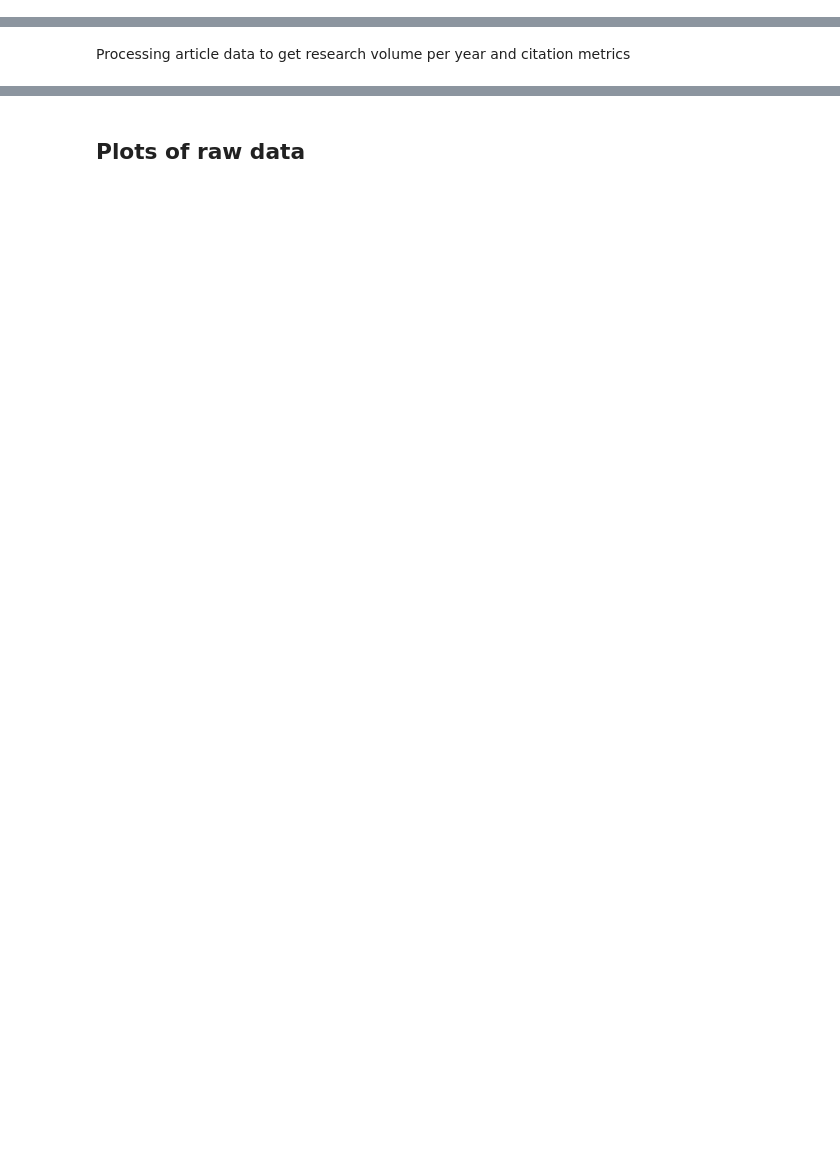
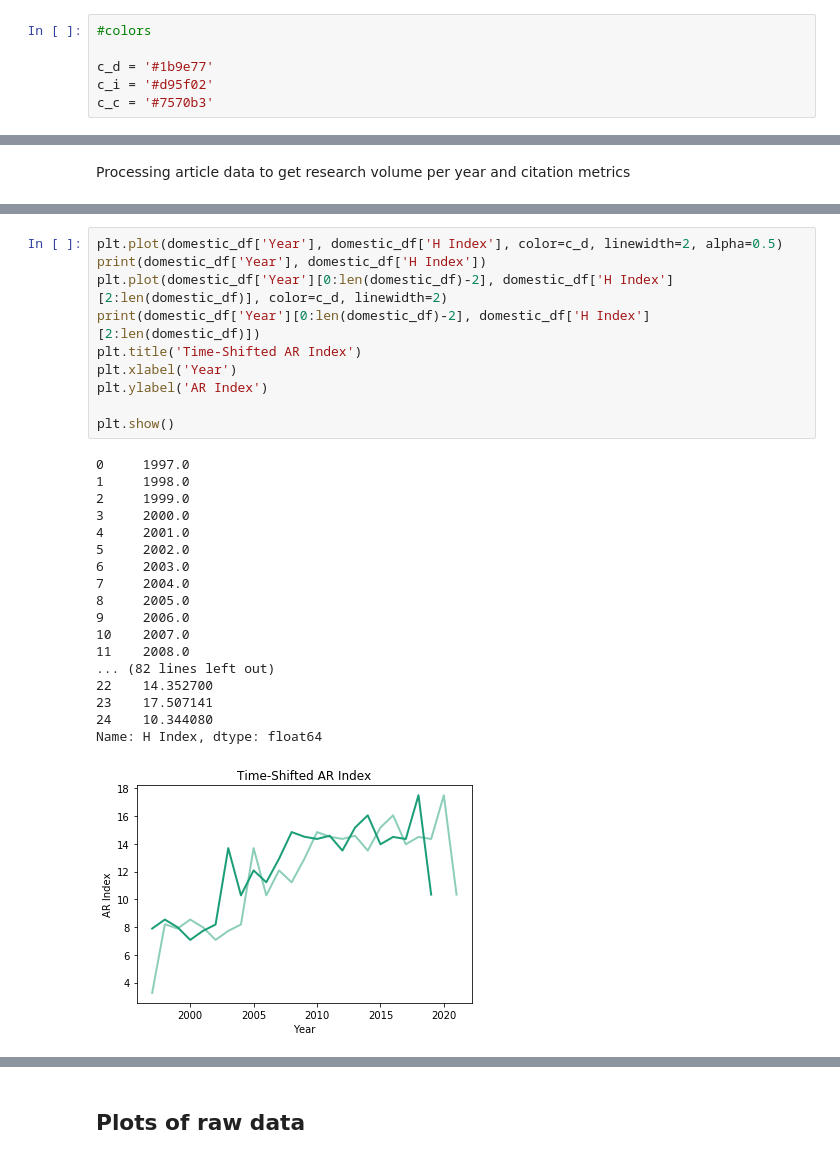
Before and after one commit to btiv/DSS_Final_Proj, a Jupyter notebook: Final Project Brazil.ipynb, the cells around one changed output, grey strips where cells are left out. Saved outputs shown, nothing was run; the diff lists cells and outputs as text; blank space fills up the shorter version.

```diff
--- a/Final Project Brazil.ipynb
+++ b/Final Project Brazil.ipynb
@@ -2,6 +2,12 @@
 import numpy as np
 import pandas as pd
 import matplotlib.pyplot as plt
+# %%
+#colors
+
+c_d = '#1b9e77'
+c_i = '#d95f02'
+c_c = '#7570b3'
 # %% [markdown]
 ## Import data
 # %%
@@ -83,0 +148,29 @@ international_df['Avg Citation Count'] = international_df['Total Citation Count'
+# %%
+plt.plot(domestic_df['Year'], domestic_df['H Index'], color=c_d, linewidth=2, alpha=0.5)
+print(domestic_df['Year'], domestic_df['H Index'])
+plt.plot(domestic_df['Year'][0:len(domestic_df)-2], domestic_df['H Index'][2:len(domestic_df)], color=c_d, linewidth=2)
+print(domestic_df['Year'][0:len(domestic_df)-2], domestic_df['H Index'][2:len(domestic_df)])
+plt.title('Time-Shifted AR Index')
+plt.xlabel('Year')
+plt.ylabel('AR Index')
+
+plt.show()
+# %% [output]
+0     1997.0
+1     1998.0
+2     1999.0
+3     2000.0
+4     2001.0
+5     2002.0
+6     2003.0
+7     2004.0
+8     2005.0
+9     2006.0
+10    2007.0
+11    2008.0
+... (82 lines left out)
+22    14.352700
+23    17.507141
+24    10.344080
+Name: H Index, dtype: float64
+[figure, added]
```
Also changed, not shown: parts of 78 cells of this notebook.
